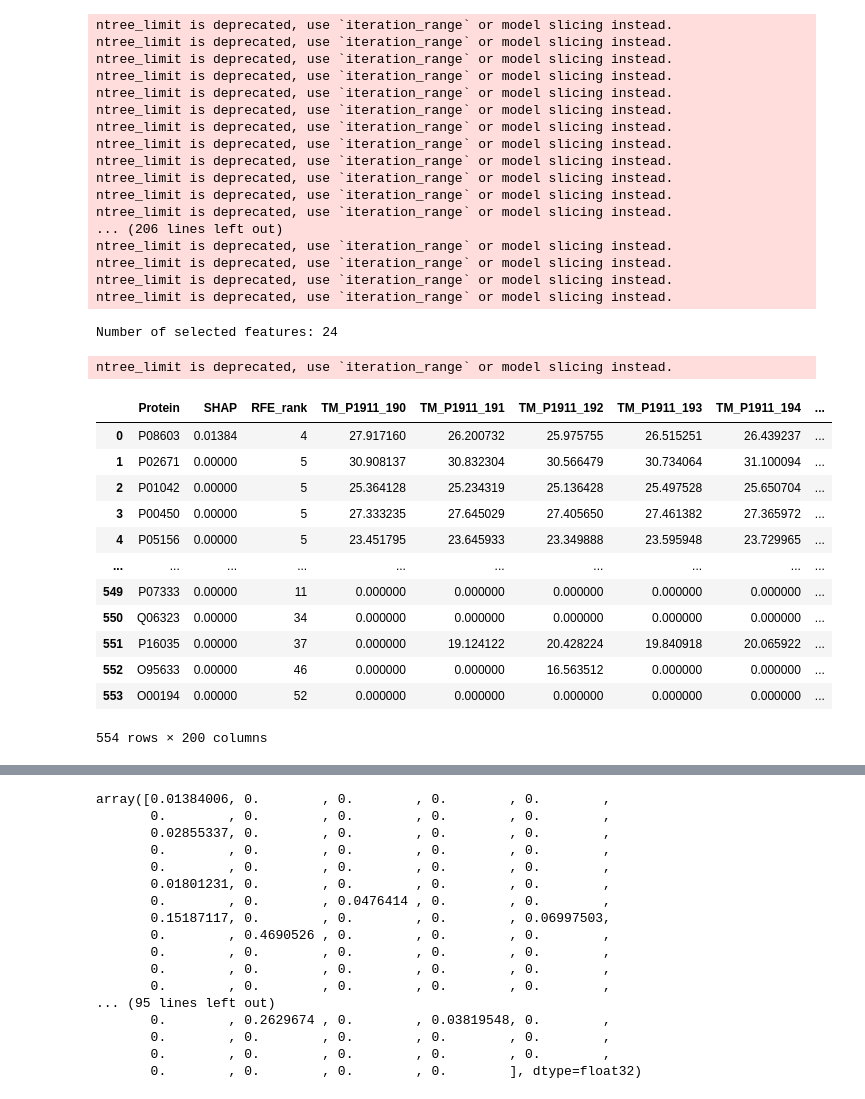
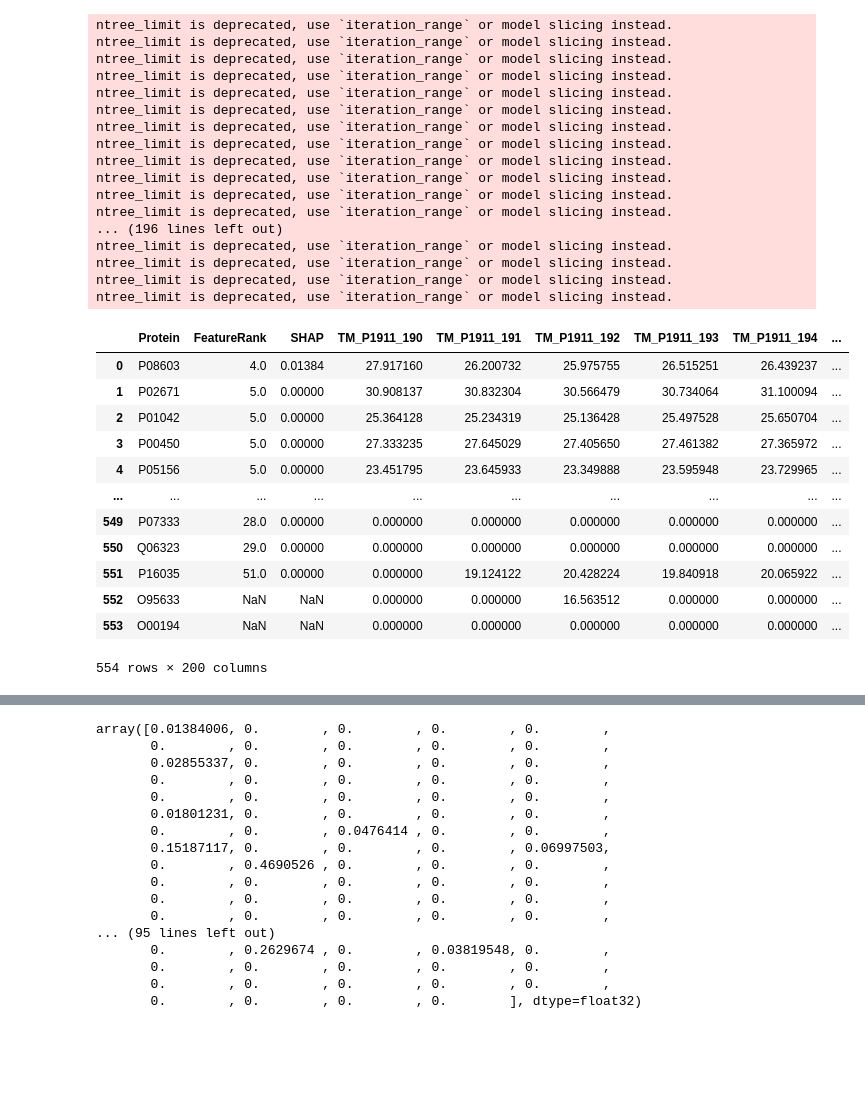
Before and after one commit to InfectionMedicineProteomics/DPKS, a Jupyter notebook: notebooks/classifier.ipynb, the cells around one changed output, grey strips where cells are left out. Cells and saved outputs as stored; diff of their text form; code cells hidden in the pictures; blank space fills up the shorter version.

Commit message:
removed print statements from Classifier. Added min_samples_per_group to quant_matrix API

```diff
--- a/notebooks/classifier.ipynb
+++ b/notebooks/classifier.ipynb
@@ -13,38 +13,36 @@ quantified_data = (
     .quantify(method="top_n")
 )
 # %%
-quantified_data.classify(classifier="xgboost", shap_algorithm="tree", rfe_step = 10, rfe_min_features_to_select=10)
+quantified_data.classify(classifier="xgboost", group_a=1, group_b=2, shap_algorithm="tree", rfe_step = 10, rfe_min_features_to_select=10)
 quantified_data.to_df()
 # %% [output]
 ntree_limit is deprecated, use `iteration_range` or model slicing instead.
 ntree_limit is deprecated, use `iteration_range` or model slicing instead.
 ntree_limit is deprecated, use `iteration_range` or model slicing instead.
 ntree_limit is deprecated, use `iteration_range` or model slicing instead.
 ntree_limit is deprecated, use `iteration_range` or model slicing instead.
 ntree_limit is deprecated, use `iteration_range` or model slicing instead.
 ntree_limit is deprecated, use `iteration_range` or model slicing instead.
 ntree_limit is deprecated, use `iteration_range` or model slicing instead.
 ntree_limit is deprecated, use `iteration_range` or model slicing instead.
 ntree_limit is deprecated, use `iteration_range` or model slicing instead.
 ntree_limit is deprecated, use `iteration_range` or model slicing instead.
 ntree_limit is deprecated, use `iteration_range` or model slicing instead.
-... (206 lines left out)
+... (196 lines left out)
 ntree_limit is deprecated, use `iteration_range` or model slicing instead.
 ntree_limit is deprecated, use `iteration_range` or model slicing instead.
 ntree_limit is deprecated, use `iteration_range` or model slicing instead.
 ntree_limit is deprecated, use `iteration_range` or model slicing instead.
+|  | Protein | FeatureRank | SHAP | TM_P1911_190 | TM_P1911_191 | TM_P1911_192 | TM_P1911_193 | TM_P1911_194 | ... |
+| 0 | P08603 | 4.0 | 0.01384 | 27.917160 | 26.200732 | 25.975755 | 26.515251 | 26.439237 | ... |
+| 1 | P02671 | 5.0 | 0.00000 | 30.908137 | 30.832304 | 30.566479 | 30.734064 | 31.100094 | ... |
+| 2 | P01042 | 5.0 | 0.00000 | 25.364128 | 25.234319 | 25.136428 | 25.497528 | 25.650704 | ... |
+| 3 | P00450 | 5.0 | 0.00000 | 27.333235 | 27.645029 | 27.405650 | 27.461382 | 27.365972 | ... |
+| 4 | P05156 | 5.0 | 0.00000 | 23.451795 | 23.645933 | 23.349888 | 23.595948 | 23.729965 | ... |
+| ... | ... | ... | ... | ... | ... | ... | ... | ... | ... |
+| 549 | P07333 | 28.0 | 0.00000 | 0.000000 | 0.000000 | 0.000000 | 0.000000 | 0.000000 | ... |
+| 550 | Q06323 | 29.0 | 0.00000 | 0.000000 | 0.000000 | 0.000000 | 0.000000 | 0.000000 | ... |
+| 551 | P16035 | 51.0 | 0.00000 | 0.000000 | 19.124122 | 20.428224 | 19.840918 | 20.065922 | ... |
+| 552 | O95633 | NaN | NaN | 0.000000 | 0.000000 | 16.563512 | 0.000000 | 0.000000 | ... |
+| 553 | O00194 | NaN | NaN | 0.000000 | 0.000000 | 0.000000 | 0.000000 | 0.000000 | ... |
-Number of selected features: 24
+554 rows × 200 columns
-ntree_limit is deprecated, use `iteration_range` or model slicing instead.
-|  | Protein | SHAP | RFE_rank | TM_P1911_190 | TM_P1911_191 | TM_P1911_192 | TM_P1911_193 | TM_P1911_194 | ... |
-| 0 | P08603 | 0.01384 | 4 | 27.917160 | 26.200732 | 25.975755 | 26.515251 | 26.439237 | ... |
-| 1 | P02671 | 0.00000 | 5 | 30.908137 | 30.832304 | 30.566479 | 30.734064 | 31.100094 | ... |
-| 2 | P01042 | 0.00000 | 5 | 25.364128 | 25.234319 | 25.136428 | 25.497528 | 25.650704 | ... |
-| 3 | P00450 | 0.00000 | 5 | 27.333235 | 27.645029 | 27.405650 | 27.461382 | 27.365972 | ... |
-| 4 | P05156 | 0.00000 | 5 | 23.451795 | 23.645933 | 23.349888 | 23.595948 | 23.729965 | ... |
-| ... | ... | ... | ... | ... | ... | ... | ... | ... | ... |
-| 549 | P07333 | 0.00000 | 11 | 0.000000 | 0.000000 | 0.000000 | 0.000000 | 0.000000 | ... |
-| 550 | Q06323 | 0.00000 | 34 | 0.000000 | 0.000000 | 0.000000 | 0.000000 | 0.000000 | ... |
-| 551 | P16035 | 0.00000 | 37 | 0.000000 | 19.124122 | 20.428224 | 19.840918 | 20.065922 | ... |
-| 552 | O95633 | 0.00000 | 46 | 0.000000 | 0.000000 | 16.563512 | 0.000000 | 0.000000 | ... |
-| 553 | O00194 | 0.00000 | 52 | 0.000000 | 0.000000 | 0.000000 | 0.000000 | 0.000000 | ... |
-554 rows × 200 columns
```
Also changed, not shown: parts of 4 cells of this notebook, 2 other files.
